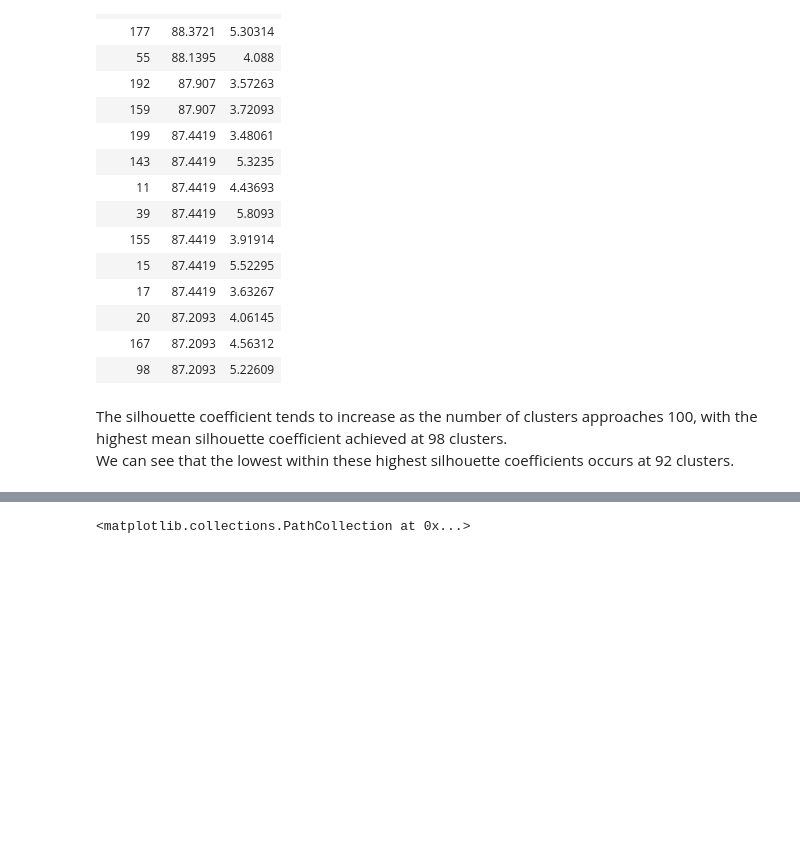
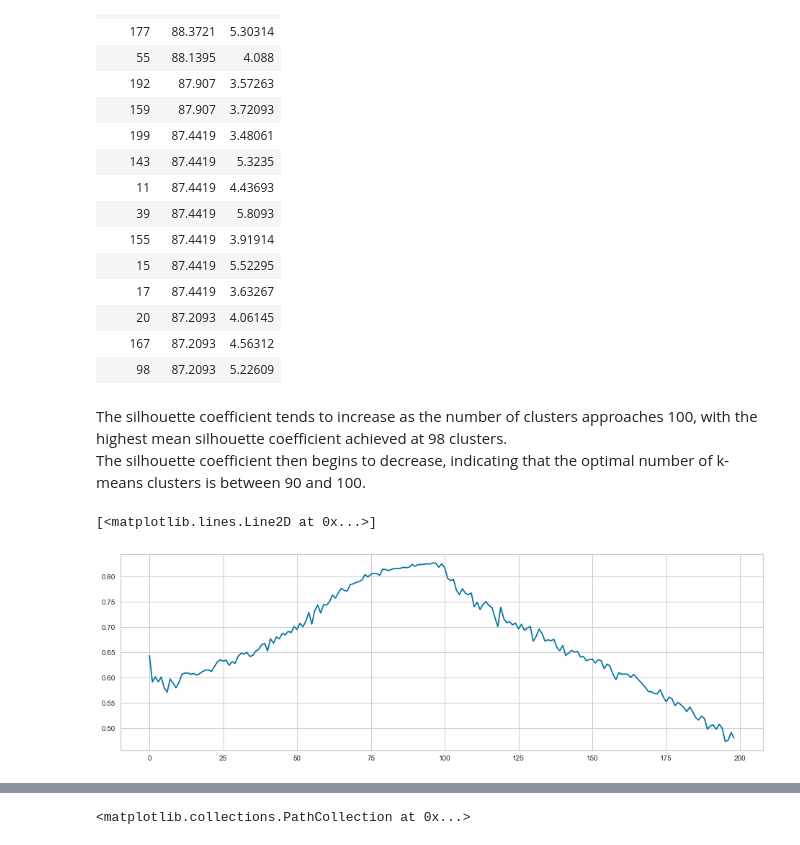
Before and after one commit to jeffweltman/MSDS7331, a Jupyter notebook: Lab3-Jeff.ipynb, the cells around one changed output, grey strips where cells are left out. Cells and saved outputs as stored; diff of their text form; code cells hidden in the pictures; blank space fills up the shorter version.

```diff
--- a/Lab3-Jeff.ipynb
+++ b/Lab3-Jeff.ipynb
@@ -160,4 +167,20 @@ balanced.style.background_gradient(cmap='GnBu_r', subset='SD').background_gradie
 | 98 | 87.2093 | 5.22609 |
 # %% [markdown]
 The silhouette coefficient tends to increase as the number of clusters approaches 100, with the highest mean silhouette coefficient achieved at 98 clusters.
-We can see that the lowest within these highest silhouette coefficients occurs at 92 clusters.
+The silhouette coefficient then begins to decrease, indicating that the optimal number of k-means clusters is between 90 and 100.
+# %%
+import matplotlib.pyplot as plt
+import numpy as np
+import seaborn as sns
+
+# create data
+values=cluster_performance[['Silhouette']]
+
+newdims = (16, 5)
+fig, ax = plt.subplots(figsize=newdims)
+
+# use the plot function
+plt.plot(values)
+# %% [output]
+[<matplotlib.lines.Line2D at 0x...>]
+[figure, added]
```
Also changed, not shown: parts of 8 cells of this notebook.
